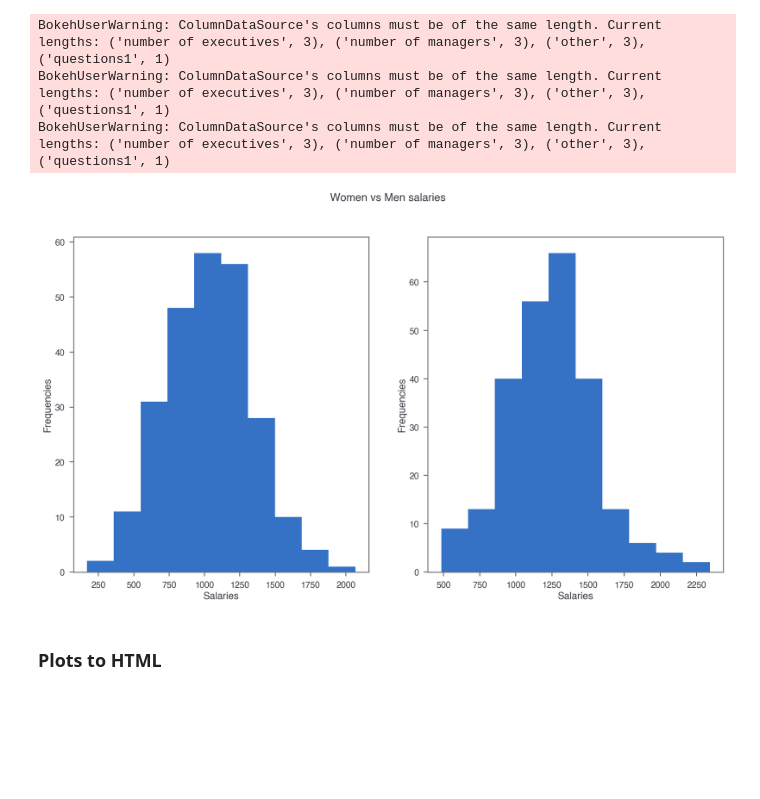
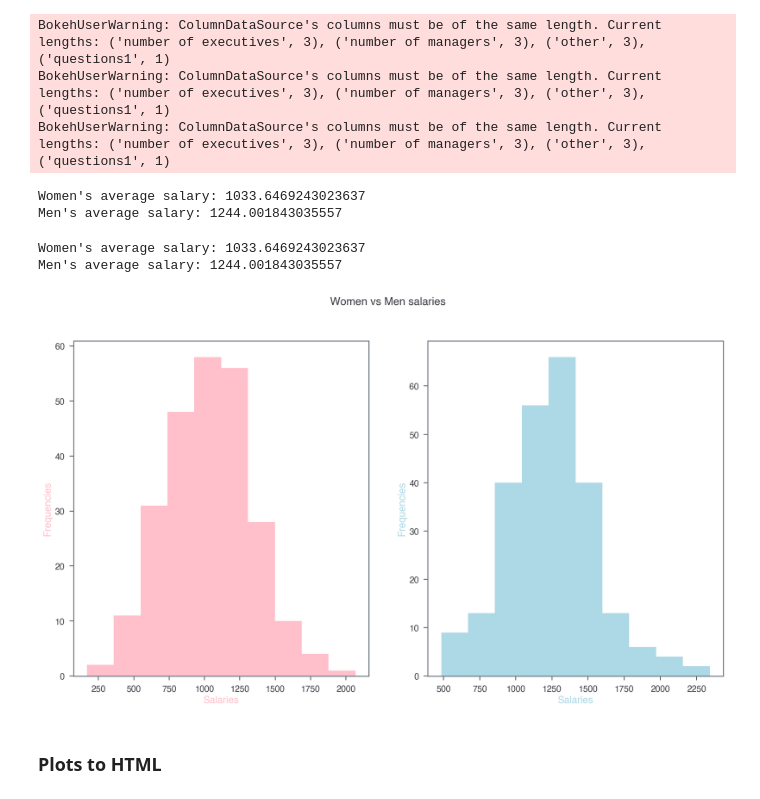
Before and after one commit to joanacruz94/HackathonIronhack, a Jupyter notebook: Data/Hackathon - Data Part.ipynb, the cells around one changed output. Saved outputs shown, nothing was run; the diff lists cells and outputs as text; code cells hidden in the pictures; blank space fills up the shorter version.

Commit message:
Added women vs men salaries histogram

```diff
--- a/Data/Hackathon - Data Part.ipynb
+++ b/Data/Hackathon - Data Part.ipynb
@@ -299,32 +299,43 @@ show(p2)
 BokehUserWarning: ColumnDataSource's columns must be of the same length. Current lengths: ('number of executives', 3), ('number of managers', 3), ('other', 3), ('questions1', 1)
 BokehUserWarning: ColumnDataSource's columns must be of the same length. Current lengths: ('number of executives', 3), ('number of managers', 3), ('other', 3), ('questions1', 1)
 BokehUserWarning: ColumnDataSource's columns must be of the same length. Current lengths: ('number of executives', 3), ('number of managers', 3), ('other', 3), ('questions1', 1)
+# %%
+print("Women's average salary:", data['q11'].mean()) # women earnings
+print("Men's average salary:", data['q12'].mean()) # men earnings
+# %% [output]
+Women's average salary: 1033.6469243023637
+Men's average salary: 1244.001843035557
 # %%
 # Plot 3 - Women vs Men Salaries
+
+print("Women's average salary:", data['q11'].mean())
+print("Men's average salary:", data['q12'].mean())
 
 data['q11'] # women earnings
 data['q12'] # men earnings
 
 fig, axs = plt.subplots(1, 2, figsize = (17, 9)) # Can do vertical stacking if only leave '2'
 fig.suptitle('Women vs Men salaries')
 
 # Plotting, giving colors, labels and titles
-axs[0].hist(data['q11']) #label = 'whatever')
+axs[0].hist(data['q11'], color = 'pink') #label = 'whatever')
 #axs[0].set_title('Plot 1', color = 'blue', fontweight = 'heavy')
-axs[1].hist(data['q12'])#, label = 'Exponential')
+axs[1].hist(data['q12'], color = 'lightblue')#, label = 'Exponential')
 #axs[1].set_title('Plot 2', color = 'red', fontweight = 'light')
 
 # Labeling the axes. This time without the for-loop for more diversity?
-axs[0].set_xlabel('Salaries')#, fontweight = 'heavy', color = 'blue')
-axs[0].set_ylabel('Frequencies')#, fontweight = 'heavy', color = 'blue')
-axs[1].set_xlabel('Salaries')#, fontweight = 'light', color = 'red')
-axs[1].set_ylabel('Frequencies');#, fontweight = 'light', color = 'red')
+axs[0].set_xlabel('Salaries', color = 'pink')
+axs[0].set_ylabel('Frequencies', color = 'pink')
+axs[1].set_xlabel('Salaries', color = 'lightblue')
+axs[1].set_ylabel('Frequencies', color = 'lightblue');
 
 # Doing the legends
 #axs[0].legend()
 #axs[1].legend()
 # %% [output]
+Women's average salary: 1033.6469243023637
+Men's average salary: 1244.001843035557
-[figure, old version]
+[figure, new version]
 # %% [markdown]
 ### Plots to HTML
 # %%
```
Also changed, not shown: parts of 2 cells of this notebook, 1 other file.
